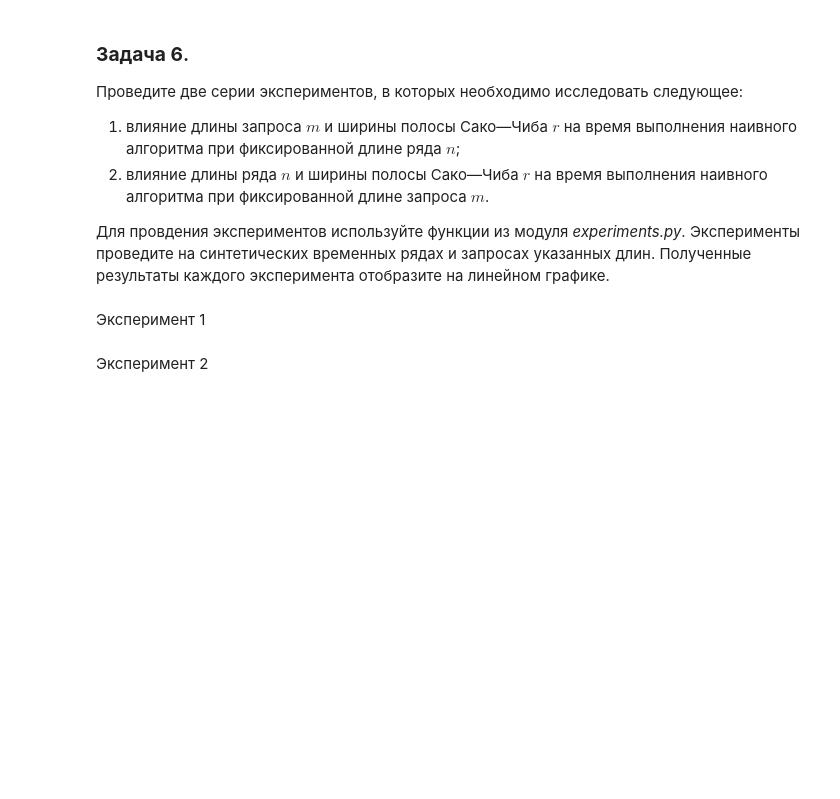
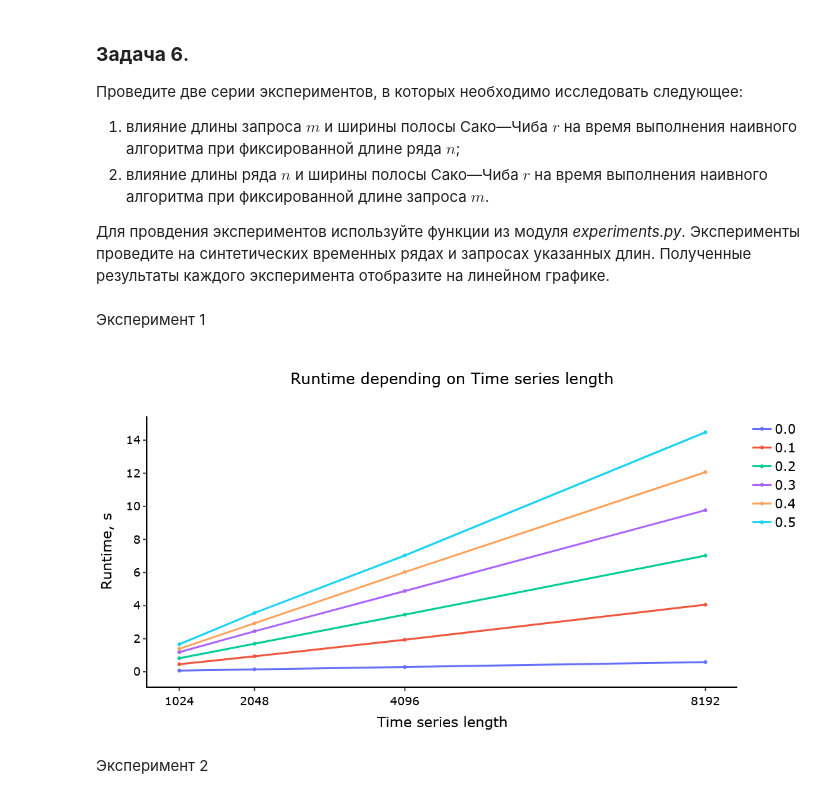
Before and after one commit to TelMaxim/2025-Telyakov_TimeSeriesCourse, a Jupyter notebook: practice/02 Similarity search/02 Similarity search.ipynb, the cells around one changed output. Cells and saved outputs as stored; diff of their text form; code cells hidden in the pictures; blank space fills up the shorter version.

```diff
--- a/practice/02 Similarity search/02 Similarity search.ipynb
+++ b/practice/02 Similarity search/02 Similarity search.ipynb
@@ -409,30 +444,52 @@ plot_bestmatch_results(ts, query, naive_bestmatch_results)
 # %% [markdown]
 Эксперимент 1
 # %%
+from modules.utils import random_walk
+# Импортируем функции из ваших файлов
+from modules.experiments import run_experiment, visualize_plot_times
+
 algorithm = 'naive'
+
 algorithm_params = {
     'topK': 3,
     'excl_zone_frac': 1,
-    'is_normalize': True,
+    'normalize': True,
 }
 
-n_list = [2**10, 2**11, 2**12, 2**13, 2**14, 2**15] # lengths of time series
+n_list = [2**10, 2**11, 2**12, 2**13] # lengths of time series
 r_list = np.round(np.arange(0, 0.6, 0.1), 2).tolist() # sizes of warping window
 m = 2**6 # length of query
 
 exp1_params = {
     'varying': {'n': n_list,
                 'r': r_list},
     'fixed': {'m': m}
 }
 exp1_data = {
     'ts': dict.fromkeys(map(str, n_list), []),
     'query': {str(m): []}
 }
 
 task = 'best_match'
 
-# generate set of time series and query
-# run experiments for measurement of algorithm runtimes
+# --- INSERT YOUR CODE (Генерация и запуск) ---
 
-# INSERT YOUR CODE
+# 1. Генерация данных
+# Генерируем ряды для каждой длины N
+for n_val in n_list:
+    exp1_data['ts'][str(n_val)] = random_walk(n_val)
+
+# Генерируем один запрос длины M
+exp1_data['query'][str(m)] = random_walk(m)
+
+# 2. Запуск эксперимента
+# Используем run_experiment
+results_exp1 = run_experiment(algorithm, task, exp1_data, exp1_params, algorithm_params)
+
+# --- INSERT YOUR CODE (Визуализация) ---
+comparison_param = np.array(r_list)
+
+# Функция из вашего experiments.py
+visualize_plot_times(results_exp1, comparison_param, exp1_params)
+# %% [output]
+[figure, added]
```
Also changed, not shown: parts of 18 cells of this notebook, 3 other files.
